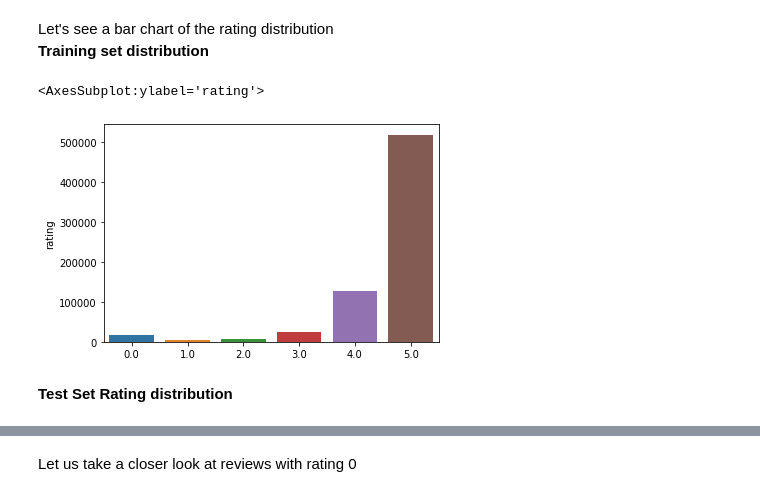
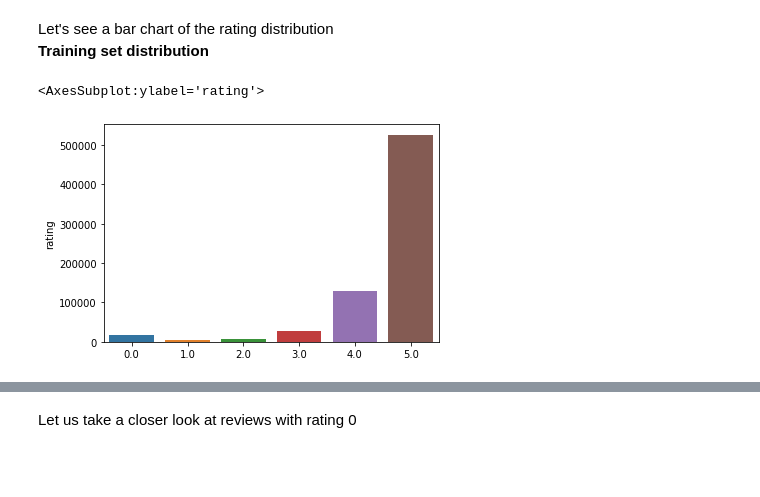
Before and after one commit to Adarsh3thy/RecipeRecommender, a Jupyter notebook: Reviews Sentiment Analysis.ipynb, the cells around one changed output, grey strips where cells are left out. Drawn from its saved outputs; the diff is of its cells as text; code cells hidden in the pictures; blank space fills up the shorter version.

Commit message:
Correcting ratings bar chart

```diff
--- a/Reviews Sentiment Analysis.ipynb
+++ b/Reviews Sentiment Analysis.ipynb
@@ -78,3 +78,7 @@ interactions_test.head()
 | 349752 | 219596 | 2008-04-12 | 0.0 | 26 | 89896 |
 | 628951 | 82783 | 2007-11-13 | 2.0 | 45 | 172637 |
 | 92816 | 435013 | 2013-07-31 | 3.0 | 52 | 177935 |
+# %%
+frames = [interactions_train, interactions_test]
+interactions_comb=pd.concat(frames)
+interactions_comb.shape
@@ -85,9 +91,7 @@ Let's see a bar chart of the rating distribution <br/>
 <b> Training set distribution </b>
 # %%
 
-sns.barplot(x=interactions_train.rating.value_counts().index, y=interactions_train.rating.value_counts())
+sns.barplot(x=interactions_comb.rating.value_counts().index, y=interactions_comb.rating.value_counts())
 # %% [output]
 <AxesSubplot:ylabel='rating'>
-[figure, old version]
+[figure, new version]
-# %% [markdown]
-<b> Test Set Rating distribution </b>
```
Also changed, not shown: parts of 8 cells of this notebook.
